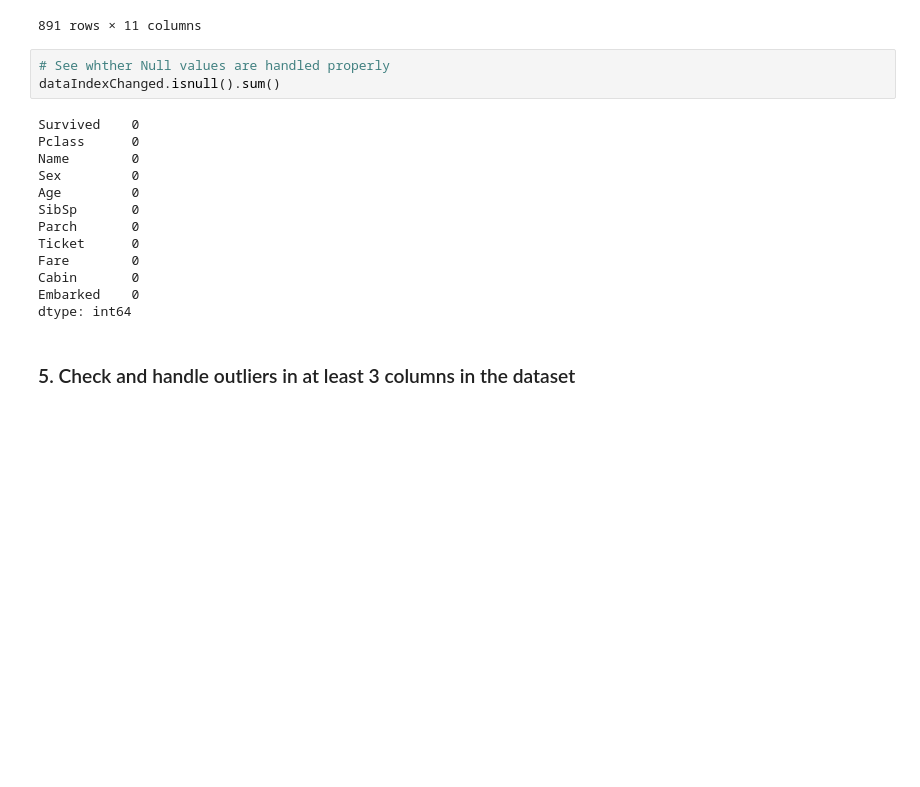
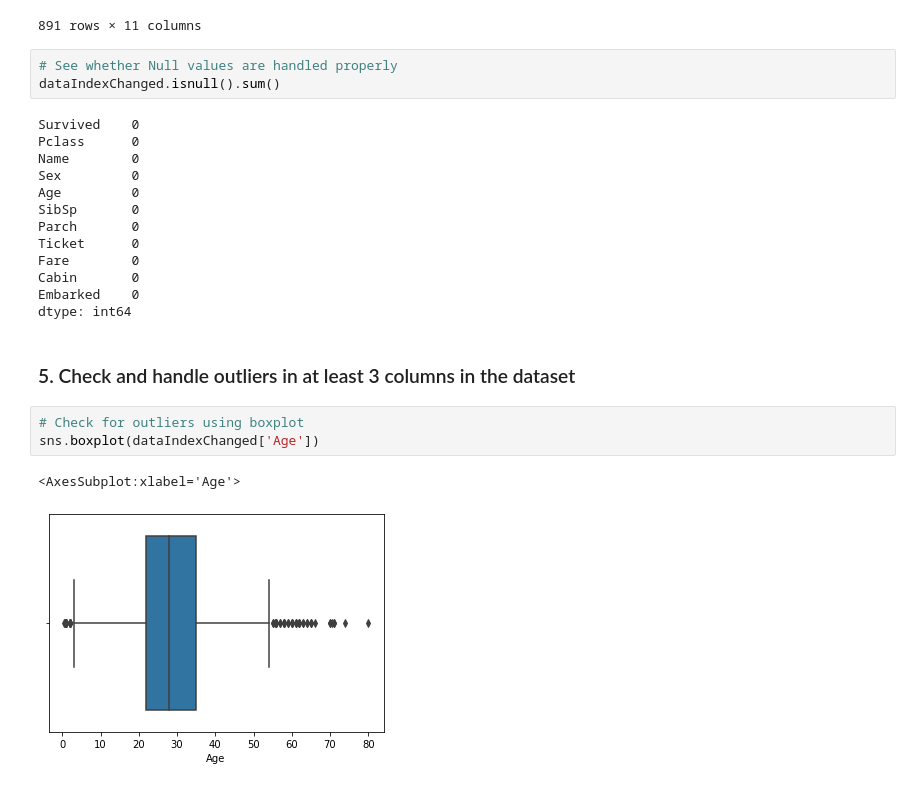
Before and after one commit to pramod099/ICT-Academy-Data-Science, a Jupyter notebook: case-study-#05-data-preprocessing.ipynb, the cells around one changed output. Drawn from its saved outputs; the diff is of its cells as text; blank space fills up the shorter version.

```diff
--- a/case-study-#05-data-preprocessing.ipynb
+++ b/case-study-#05-data-preprocessing.ipynb
@@ -131,7 +131,7 @@ dataIndexChanged
 | 891 | 0 | 3 | Dooley, Mr. Patrick | male | 32.0 | 0 | 0 | 370376 | 7.7500 | Unknown | ... |
 891 rows × 11 columns
 # %%
-# See whther Null values are handled properly
+# See whether Null values are handled properly
 dataIndexChanged.isnull().sum()
 # %% [output]
 Survived    0
@@ -148,3 +148,9 @@ Embarked    0
 dtype: int64
 # %% [markdown]
 ### 5. Check and handle outliers in at least 3 columns in the dataset
+# %%
+# Check for outliers using boxplot
+sns.boxplot(dataIndexChanged['Age'])
+# %% [output]
+<AxesSubplot:xlabel='Age'>
+[figure, added]
```
Also changed, not shown: parts of 13 cells of this notebook.
